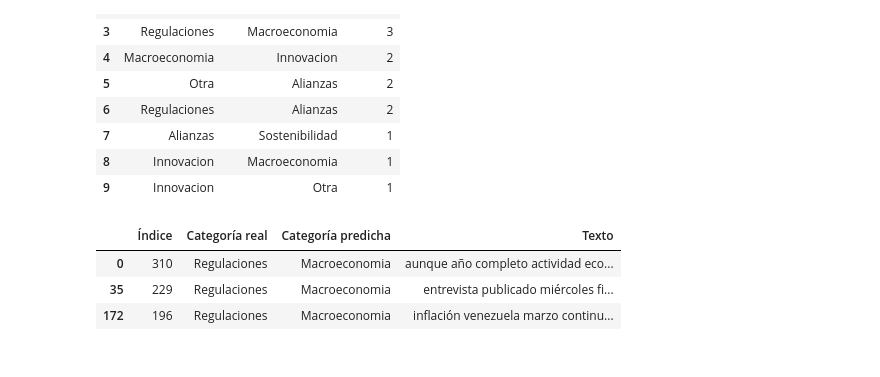
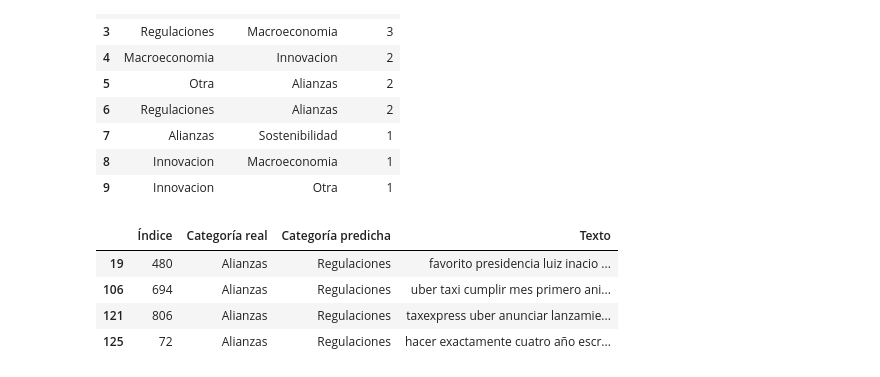
Before and after one commit to Cynthiss/NLP, a Jupyter notebook: Lab_4/Lab_4.ipynb, the cells around one changed output. Cells and saved outputs as stored; diff of their text form; code cells hidden in the pictures.

```diff
--- a/Lab_4/Lab_4.ipynb
+++ b/Lab_4/Lab_4.ipynb
@@ -4047,35 +4047,36 @@ df_confusiones_log.head(10)
 
 # 5.2 Documentos mal clasificados
 # Alianzas -> Regulaciones
 
 
 # Crear DataFrame con los resultados de validación
 df_errores_log = pd.DataFrame({
     "Texto": X_val,
     "Categoría real": y_val,
     "Categoría predicha": y_val_pred_log_bow
 }).reset_index()
 
 df_errores_log = df_errores_log.rename(
     columns={"index": "Índice"}
 )
 
 # Filtrar la confusión más frecuente
 errores_alianzas_regulaciones = df_errores_log[
-    (df_errores_log["Categoría real"] == "Regulaciones") &
-    (df_errores_log["Categoría predicha"] == "Macroeconomia")
+    (df_errores_log["Categoría real"] == "Alianzas") &
+    (df_errores_log["Categoría predicha"] == "Regulaciones")
 ]
 
 errores_alianzas_regulaciones[
     [
         "Índice",
         "Categoría real",
         "Categoría predicha",
         "Texto"
     ]
 ]
 # %% [output]
 |  | Índice | Categoría real | Categoría predicha | Texto |
-| 0 | 310 | Regulaciones | Macroeconomia | aunque año completo actividad eco... |
-| 35 | 229 | Regulaciones | Macroeconomia | entrevista publicado miércoles fi... |
-| 172 | 196 | Regulaciones | Macroeconomia | inflación venezuela marzo continu... |
+| 19 | 480 | Alianzas | Regulaciones | favorito presidencia luiz inacio ... |
+| 106 | 694 | Alianzas | Regulaciones | uber taxi cumplir mes primero ani... |
+| 121 | 806 | Alianzas | Regulaciones | taxexpress uber anunciar lanzamie... |
+| 125 | 72 | Alianzas | Regulaciones | hacer exactamente cuatro año escr... |
```
Also changed, not shown: parts of 1 cell of this notebook.
